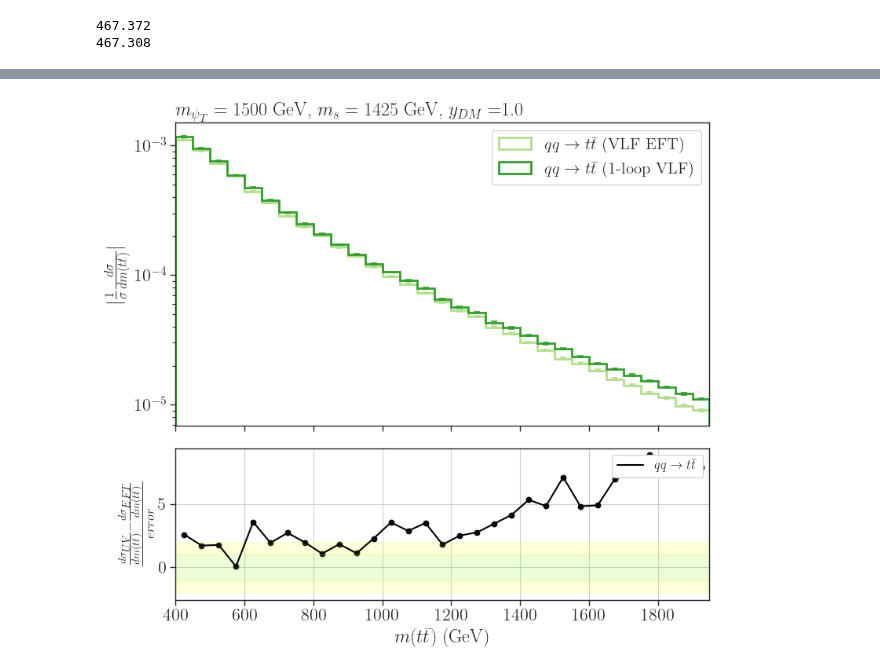
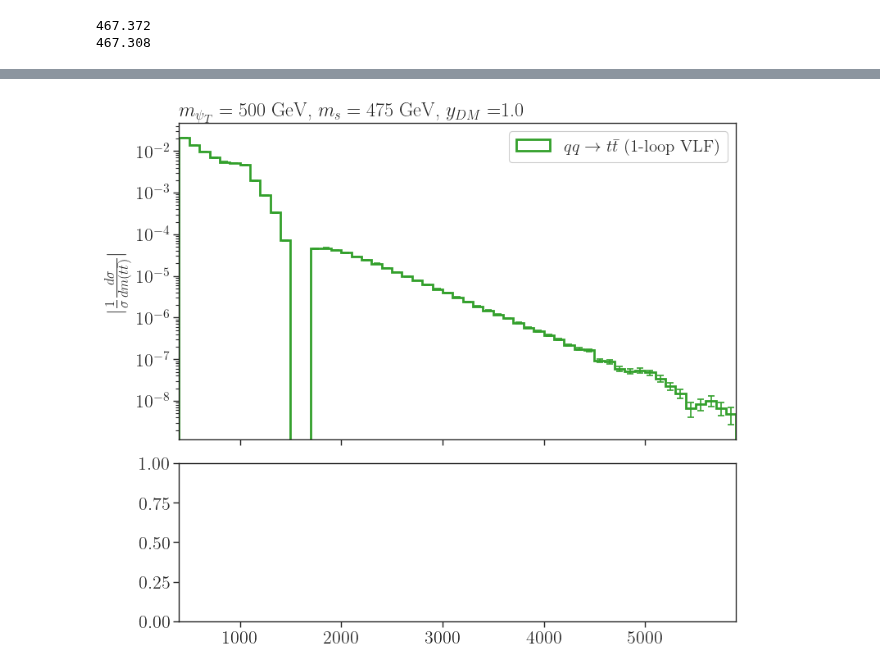
Before and after one commit to viniciusrocca/EFT_ToyModel, a Jupyter notebook: Plots/Distributions_qq_FindingBias.ipynb, the cells around one changed output, grey strips where cells are left out. Saved outputs shown, nothing was run; the diff lists cells and outputs as text; code cells hidden in the pictures.

```diff
--- a/Plots/Distributions_qq_FindingBias.ipynb
+++ b/Plots/Distributions_qq_FindingBias.ipynb
@@ -188,7 +188,7 @@ c = []
 
 #Loop over the processes
 for j,d in enumerate(select):
-    if r'$g g \to t \bar{t}$' in d['process']:
+    if r'$q q \to t \bar{t}$' in d['process']:
         labels.append('0')
         c.append('0')
         continue
@@ -288,7 +288,7 @@ mPsiT,mSDM = select[0]['mass_params']
 yDM = select[0]['ydm']
 
 
-bins = np.arange(400.,6000.,100.)
+bins = np.arange(400.,2700.,100.)
 
 #BSM plot arrays
 labels = []
@@ -576,7 +631,7 @@ data_exp = sorted(data_exp, key=lambda d: d['mass_params'][0])
 # %%
 select1 = []
 for d in data_exp:
-    if d['mass_params'][0] == 1500.0:
+    if d['mass_params'][0] == 500.0:
         select1.append(d)
 
 print(select1)
@@ -603,7 +658,7 @@ mPsiT,mSDM = select1[0]['mass_params']
 yDM = select1[0]['ydm']
 
 
-bins = np.arange(400.,6000.,100.)
+bins = np.arange(400.,5000.,50.)
 
 #BSM plot arrays
 labels = []
@@ -634,7 +689,7 @@ for j,d in enumerate(select1):
         histsErr.append(hErr)
         #Plotting the BSM hists
         axarr[0].stairs(h, edges, color = c[j], label = labels[j] )
-        print(sum(h), d['nevents'])
+        print(h,sum(h), d['nevents'])
 
 
 
@@ -645,7 +700,7 @@ axarr[0].set_title(r'$m_{\psi_T} = %1.0f$ GeV, $m_{s} = %1.0f$ GeV, $y_{DM} = $%
 axarr[0].set_yscale('log')
 axarr[0].set_ylabel(r'$|\frac{1}{\sigma}\frac{d \sigma}{d m(t\bar{t})}|$')
 axarr[0].set_xlim(bins.min(),bins.max())
-axarr[0].axvline(x=1500, color='k', linestyle='--')
+axarr[0].axvline(x=1750, color='k', linestyle='--')
 #axarr[0].set_ylim(1e-8,1e-1)
 
 
@@ -677,7 +826,7 @@ mPsiT,mSDM = select1[0]['mass_params']
 yDM = select1[0]['ydm']
 
 
-bins = np.arange(400.,2000.,50.)
+bins = np.arange(400.,6000.,100.)
 print(len(bins))
 
 #BSM plot arrays
@@ -689,37 +838,37 @@ c = []
 
 #Loop over the processes
 for j,d in enumerate(select1):
-    if r'$g g \to t \bar{t}$' in d['process']:
-        labels.append('0')
-        c.append('0')
-        continue
-    else:
-        process = d['process']
-        model = d['model']
-        weights = d['weights']
-        pmodels.append(r'%s (%s)' %(process,model))
-        label = pmodels[-1]
-        labels.append(label)
-        c.append(selectColor(model,process))
-        h,_ = np.histogram(d['mTT'],bins=bins,weights=d['weights'])
-        hists.append(h)
-        #Compute MC error
-        hErr,_ = np.histogram(d['mTT'],bins=bins,weights=(d['weights'])**2)
-        hErr = np.sqrt(hErr)
-        histsErr.append(hErr)
-        #Plotting the BSM hists
-        aux = axarr[0].hist(bins[:-1],weights=abs(h),label=labels[j],bins=bins,
-                          color=c[j],alpha=1.0,histtype='step',
-                         linewidth=2,fill=False,linestyle='solid')
+    #if r'$q q \to t \bar{t}$' in d['process']:
+     #   labels.append('0')
+      #  c.append('0')
+       # continue
+    #else:
+    process = d['process']
+    model = d['model']
+    weights = d['weights']
+    pmodels.append(r'%s (%s)' %(process,model))
+    label = pmodels[-1]
+    labels.append(label)
+    c.append(selectColor(model,process))
+    h,_ = np.histogram(d['mTT'],bins=bins,weights=d['weights'])
+    hists.append(h)
+    #Compute MC error
+    hErr,_ = np.histogram(d['mTT'],bins=bins,weights=(d['weights'])**2)
+    hErr = np.sqrt(hErr)
+    histsErr.append(hErr)
+    #Plotting the BSM hists
+    aux = axarr[0].hist(bins[:-1],weights=abs(h),label=labels[j],bins=bins,
+                      color=c[j],alpha=1.0,histtype='step',
+                     linewidth=2,fill=False,linestyle='solid')
 
-        #Plotting the errors
-        x = (bins[:-1]+bins[1:])/2.0
-        y = aux[0]
-        #Propagating the error since we are dealing with normalized histograms
-        #yErr = np.array(abs(y)*np.sqrt((np.array(hErr)/np.array(h))**2 + sum(np.array(hErr)**2)/(sum(h)**2)))
-        yErr = hErr
-        axarr[0].errorbar(x,aux[0], yerr = yErr,
-                      color=c[j], fmt = 'none', capsize = 3, capthick = 1.2, barsabove = True)
+    #Plotting the errors
+    x = (bins[:-1]+bins[1:])/2.0
+    y = aux[0]
+    #Propagating the error since we are dealing with normalized histograms
+    #yErr = np.array(abs(y)*np.sqrt((np.array(hErr)/np.array(h))**2 + sum(np.array(hErr)**2)/(sum(h)**2)))
+    yErr = hErr
+    axarr[0].errorbar(x,aux[0], yerr = yErr,
+                  color=c[j], fmt = 'none', capsize = 3, capthick = 1.2, barsabove = True)
 
 
 
@@ -778,7 +927,7 @@ if ratio_plot == True:
 else:
     y = np.array(diff)/np.array(diff_err)
     y_err = diff_err
-    y_label = r'$\frac{\frac{d \sigma_{UV}}{d m(t\bar{t})} - \frac{d \sigma_{EFT}}{d m(t\bar{t})}}{error}$'
+    y_label = r'$\frac{\Delta \frac{d \sigma}{d m(t\bar{t})}}{error}$'
     #Plotting
     axarr[1].plot(x,y,linewidth=1.5,linestyle='solid',alpha=1,
                           label=label,c='0')
@@ -793,7 +942,7 @@ else:
 
 #Subplot configs
 axarr[1].set_ylabel(y_label)
-#axarr[1].set_ylim(-2.5,2.5)
+#axarr[1].set_ylim(-5.5,5.5)
 #axarr[1].set_yticks(np.arange(-0.01,0.05,0.01))
 #axarr[1].set_yscale('log')
 axarr[1].grid()
@@ -807 +957 @@ plt.show()
-[figure, old version]
+[figure, new version]
```
Also changed, not shown: parts of 11 cells of this notebook.
